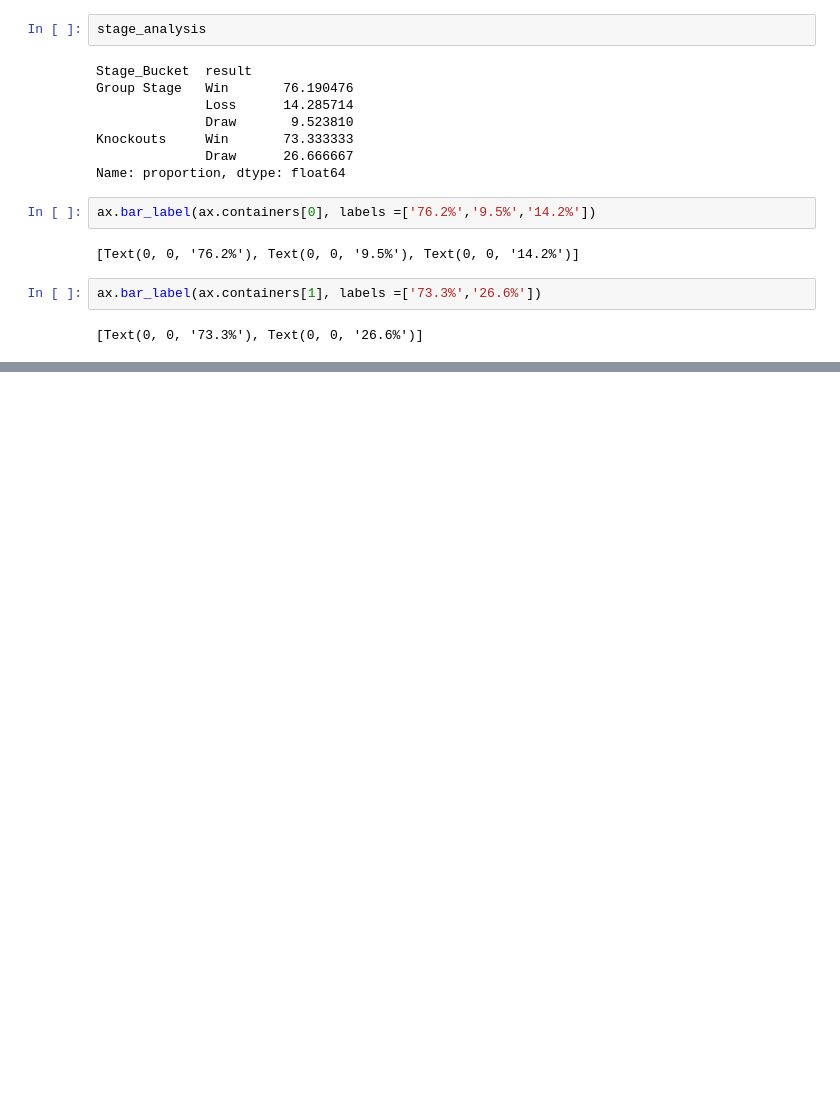
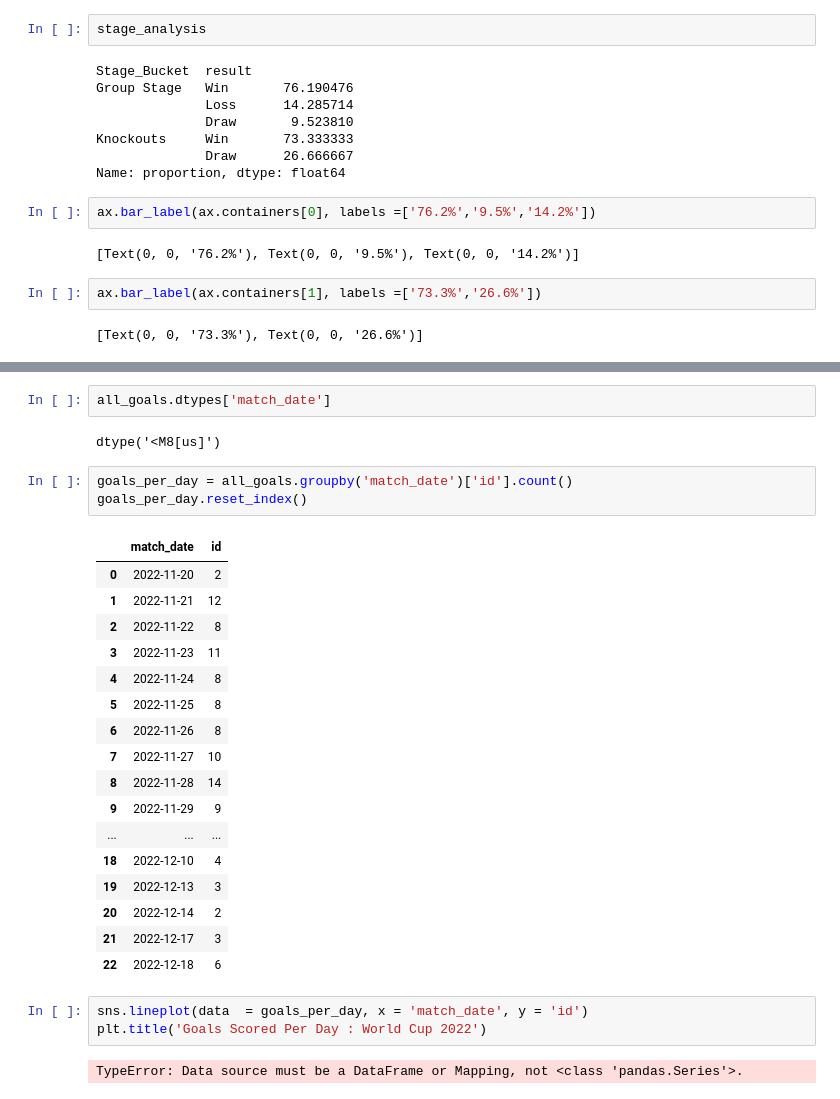
Before and after one commit to Akhilmehra22/analytics-portfolio, a Jupyter notebook: fifa/scoring-first-analysis.ipynb, the cells around one changed output, grey strips where cells are left out. Saved outputs shown, nothing was run; the diff lists cells and outputs as text; blank space fills up the shorter version.

```diff
--- a/fifa/scoring-first-analysis.ipynb
+++ b/fifa/scoring-first-analysis.ipynb
@@ -598,0 +661,30 @@ Text(0.5, 1.0, 'Scoring First Wins Over 70% of the Time : Group Stage and Knocko
+# %%
+all_goals.dtypes['match_date']
+# %% [output]
+dtype('<M8[us]')
+# %%
+goals_per_day = all_goals.groupby('match_date')['id'].count()
+goals_per_day.reset_index()
+# %% [output]
+|  | match_date | id |
+| 0 | 2022-11-20 | 2 |
+| 1 | 2022-11-21 | 12 |
+| 2 | 2022-11-22 | 8 |
+| 3 | 2022-11-23 | 11 |
+| 4 | 2022-11-24 | 8 |
+| 5 | 2022-11-25 | 8 |
+| 6 | 2022-11-26 | 8 |
+| 7 | 2022-11-27 | 10 |
+| 8 | 2022-11-28 | 14 |
+| 9 | 2022-11-29 | 9 |
+| ... | ... | ... |
+| 18 | 2022-12-10 | 4 |
+| 19 | 2022-12-13 | 3 |
+| 20 | 2022-12-14 | 2 |
+| 21 | 2022-12-17 | 3 |
+| 22 | 2022-12-18 | 6 |
+# %%
+sns.lineplot(data  = goals_per_day, x = 'match_date', y = 'id')
+plt.title('Goals Scored Per Day : World Cup 2022')
+# %% [output]
+TypeError: Data source must be a DataFrame or Mapping, not <class 'pandas.Series'>.
```
Also changed, not shown: parts of 7 cells of this notebook.
